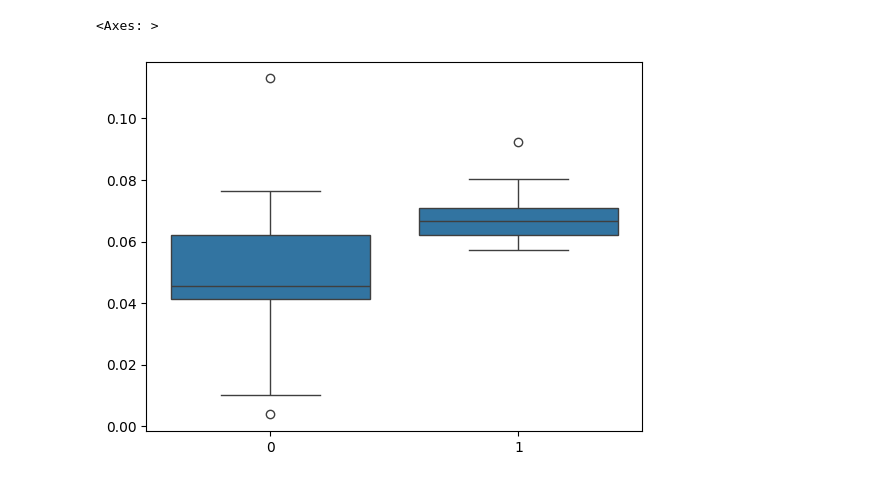
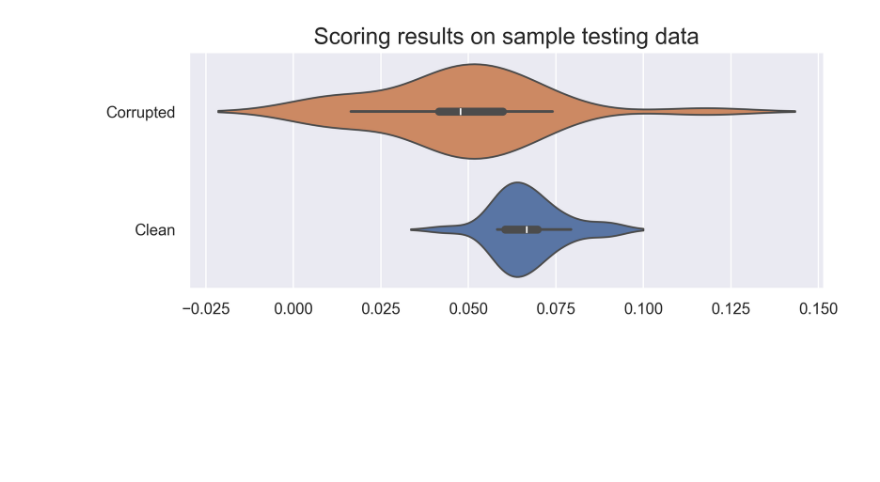
Before and after one commit to Corgi239/Wudpecker-hackathon-project, a Jupyter notebook: notebooks/test_n_grams_scorer.ipynb, the cells around one changed output. Drawn from its saved outputs; the diff is of its cells as text; code cells hidden in the pictures; blank space fills up the shorter version.

Commit message:
improve and save the scoring plot

```diff
--- a/notebooks/test_n_grams_scorer.ipynb
+++ b/notebooks/test_n_grams_scorer.ipynb
@@ -67,5 +86,9 @@ testing_scores
-# %%
-sns.boxplot(x=testing_labels, y=testing_scores)
-# %% [output]
-<Axes: >
-[figure, removed]
+# %%
+plt.figure(figsize=(8,3), dpi=300)
+sns.violinplot(y=testing_labels, x=testing_scores, orient='h', hue= 1 - testing_labels, legend=False)
+plt.gca().set_yticklabels(labels=['Corrupted', 'Clean'])
+sns.set(style='darkgrid')
+plt.title("Scoring results on sample testing data", fontsize=16)
+plt.show()
+# %% [output]
+[figure, added]
```
Also changed, not shown: parts of 4 cells of this notebook, 1 other file.
